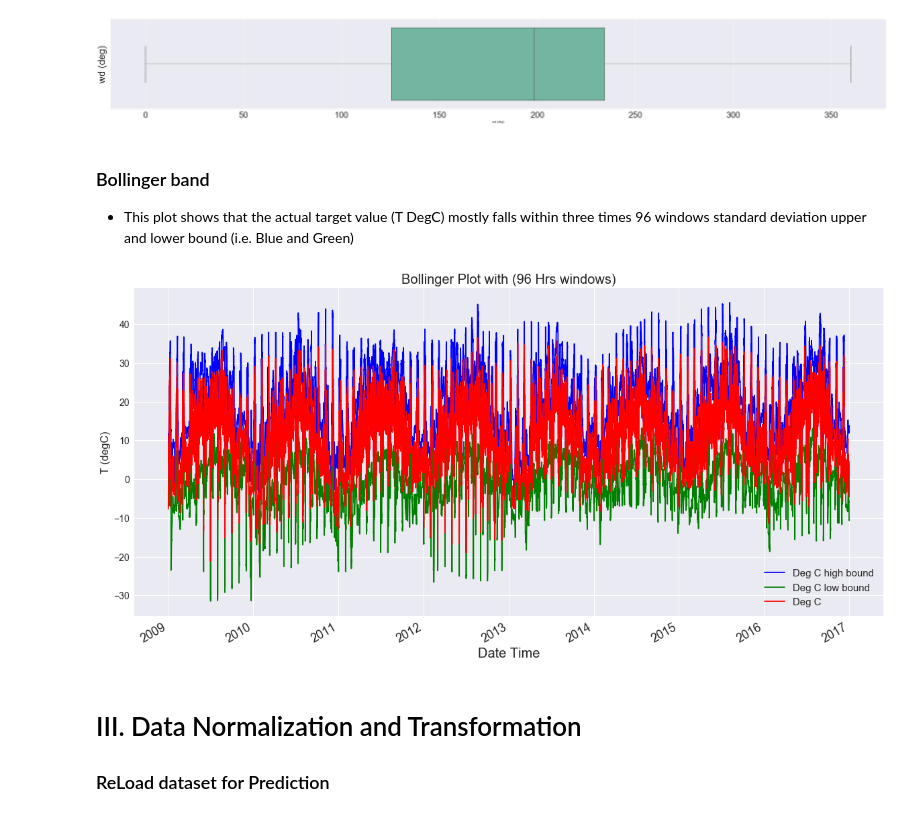
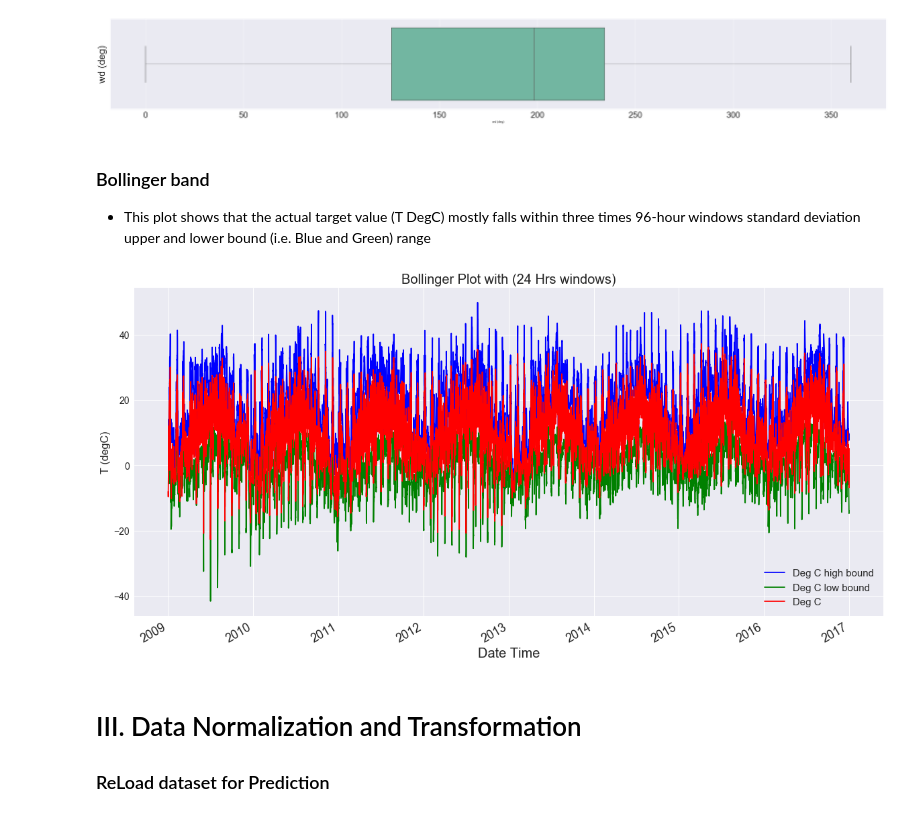
Before and after one commit to kyloop/Deep_Learning, a Jupyter notebook: LSTM.ipynb, the cells around one changed output. Saved outputs shown, nothing was run; the diff lists cells and outputs as text; code cells hidden in the pictures.

```diff
--- a/LSTM.ipynb
+++ b/LSTM.ipynb
@@ -390,24 +400,25 @@ for i,col in enumerate(edaDf.columns):
 # %% [markdown]
 ### Bollinger band
 
-- This plot shows that the actual target value (T DegC) mostly falls within three times 96 windows standard deviation upper and lower bound (i.e. Blue and Green)
+- This plot shows that the actual target value (T DegC) mostly falls within three times 96-hour windows standard deviation upper and lower bound (i.e. Blue and Green) range
 # %%
-bol_low_df = edaDf.rolling(96).mean() - (edaDf.rolling(96).std()*3) #Calculate rolling mean + 3x rolling std
-bol_high_df = edaDf.rolling(96).mean() + (edaDf.rolling(96).std()*3) #Calculate rolling mean - 3x rolling std
+bol_df = edaDf.copy()
+bol_low_df = edaDf.rolling(24).mean() - (edaDf.rolling(96).std()*3) #Calculate rolling mean + 3x rolling std
+bol_high_df = edaDf.rolling(24).mean() + (edaDf.rolling(96).std()*3) #Calculate rolling mean - 3x rolling std
 plt.figure(figsize=(20,10))
 #Plot upper-bound, lower-bound and actual T(degC) values
 bol_high_df["T (degC)"].plot(color="blue")
 bol_low_df["T (degC)"].plot(color="green")
 bol_df["T (degC)"].plot(color="red")
 plt.legend(("Deg C high bound","Deg C low bound", "Deg C"), fontsize=15)
 plt.xticks(fontsize=18)
 plt.yticks(fontsize=14)
-plt.title("Bollinger Plot with (96 Hrs windows)", fontsize=20)
+plt.title("Bollinger Plot with (24 Hrs windows)", fontsize=20)
 plt.xlabel("Date Time", fontsize=20)
 plt.ylabel("T (degC)", fontsize=16)
 plt.show()
 # %% [output]
-[figure, old version]
+[figure, new version]
 # %% [markdown]
 # III. Data Normalization and Transformation
 
```
Also changed, not shown: parts of 30 cells of this notebook.
